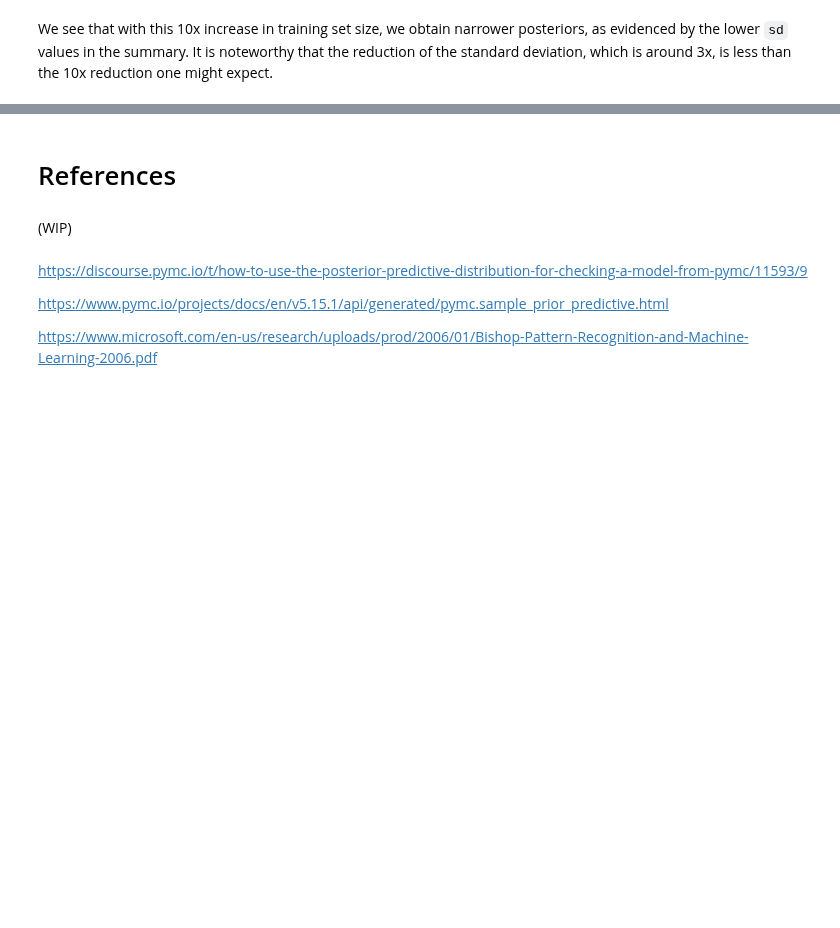
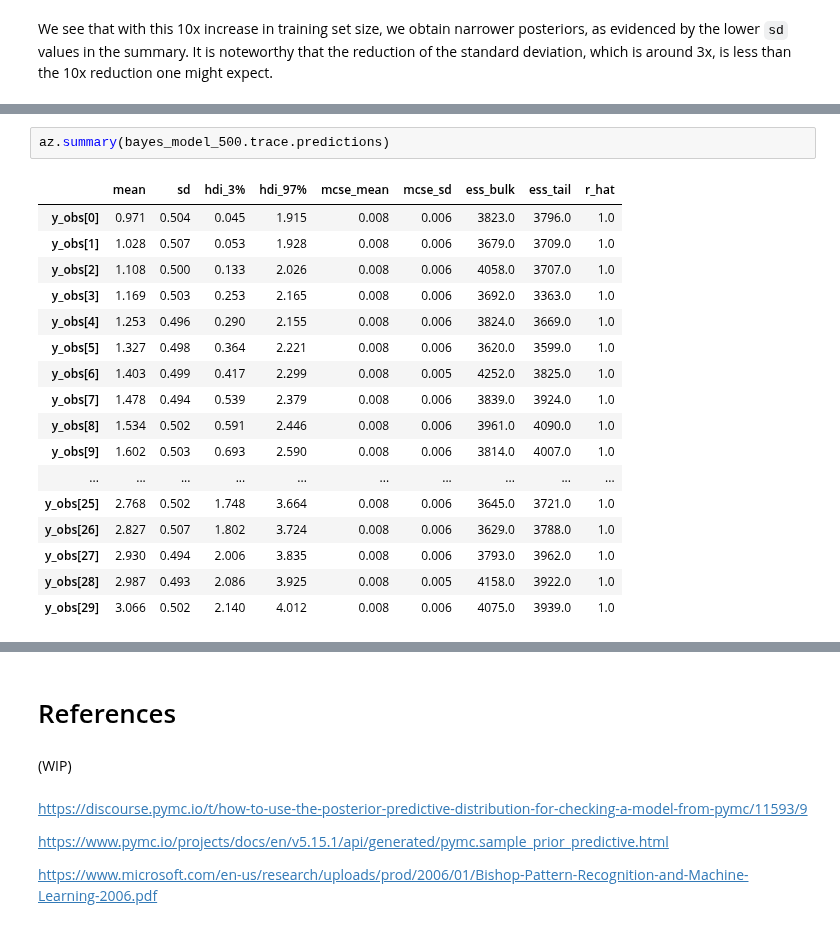
Before and after one commit to sktime/skpro, a Jupyter notebook: examples/04_BayesianLinearRegressor.ipynb, the cells around one changed output, grey strips where cells are left out. Saved outputs shown, nothing was run; the diff lists cells and outputs as text; blank space fills up the shorter version.

```diff
--- a/examples/04_BayesianLinearRegressor.ipynb
+++ b/examples/04_BayesianLinearRegressor.ipynb
@@ -579,0 +612,20 @@ bayes_model.get_posterior_summary()/bayes_model_500.get_posterior_summary()
+# %%
+az.summary(bayes_model_500.trace.predictions)
+# %% [output]
+|  | mean | sd | hdi_3% | hdi_97% | mcse_mean | mcse_sd | ess_bulk | ess_tail | r_hat |
+| y_obs[0] | 0.971 | 0.504 | 0.045 | 1.915 | 0.008 | 0.006 | 3823.0 | 3796.0 | 1.0 |
+| y_obs[1] | 1.028 | 0.507 | 0.053 | 1.928 | 0.008 | 0.006 | 3679.0 | 3709.0 | 1.0 |
+| y_obs[2] | 1.108 | 0.500 | 0.133 | 2.026 | 0.008 | 0.006 | 4058.0 | 3707.0 | 1.0 |
+| y_obs[3] | 1.169 | 0.503 | 0.253 | 2.165 | 0.008 | 0.006 | 3692.0 | 3363.0 | 1.0 |
+| y_obs[4] | 1.253 | 0.496 | 0.290 | 2.155 | 0.008 | 0.006 | 3824.0 | 3669.0 | 1.0 |
+| y_obs[5] | 1.327 | 0.498 | 0.364 | 2.221 | 0.008 | 0.006 | 3620.0 | 3599.0 | 1.0 |
+| y_obs[6] | 1.403 | 0.499 | 0.417 | 2.299 | 0.008 | 0.005 | 4252.0 | 3825.0 | 1.0 |
+| y_obs[7] | 1.478 | 0.494 | 0.539 | 2.379 | 0.008 | 0.006 | 3839.0 | 3924.0 | 1.0 |
+| y_obs[8] | 1.534 | 0.502 | 0.591 | 2.446 | 0.008 | 0.006 | 3961.0 | 4090.0 | 1.0 |
+| y_obs[9] | 1.602 | 0.503 | 0.693 | 2.590 | 0.008 | 0.006 | 3814.0 | 4007.0 | 1.0 |
+| ... | ... | ... | ... | ... | ... | ... | ... | ... | ... |
+| y_obs[25] | 2.768 | 0.502 | 1.748 | 3.664 | 0.008 | 0.006 | 3645.0 | 3721.0 | 1.0 |
+| y_obs[26] | 2.827 | 0.507 | 1.802 | 3.724 | 0.008 | 0.006 | 3629.0 | 3788.0 | 1.0 |
+| y_obs[27] | 2.930 | 0.494 | 2.006 | 3.835 | 0.008 | 0.006 | 3793.0 | 3962.0 | 1.0 |
+| y_obs[28] | 2.987 | 0.493 | 2.086 | 3.925 | 0.008 | 0.005 | 4158.0 | 3922.0 | 1.0 |
+| y_obs[29] | 3.066 | 0.502 | 2.140 | 4.012 | 0.008 | 0.006 | 4075.0 | 3939.0 | 1.0 |
```
Also changed, not shown: parts of 31 cells of this notebook.
